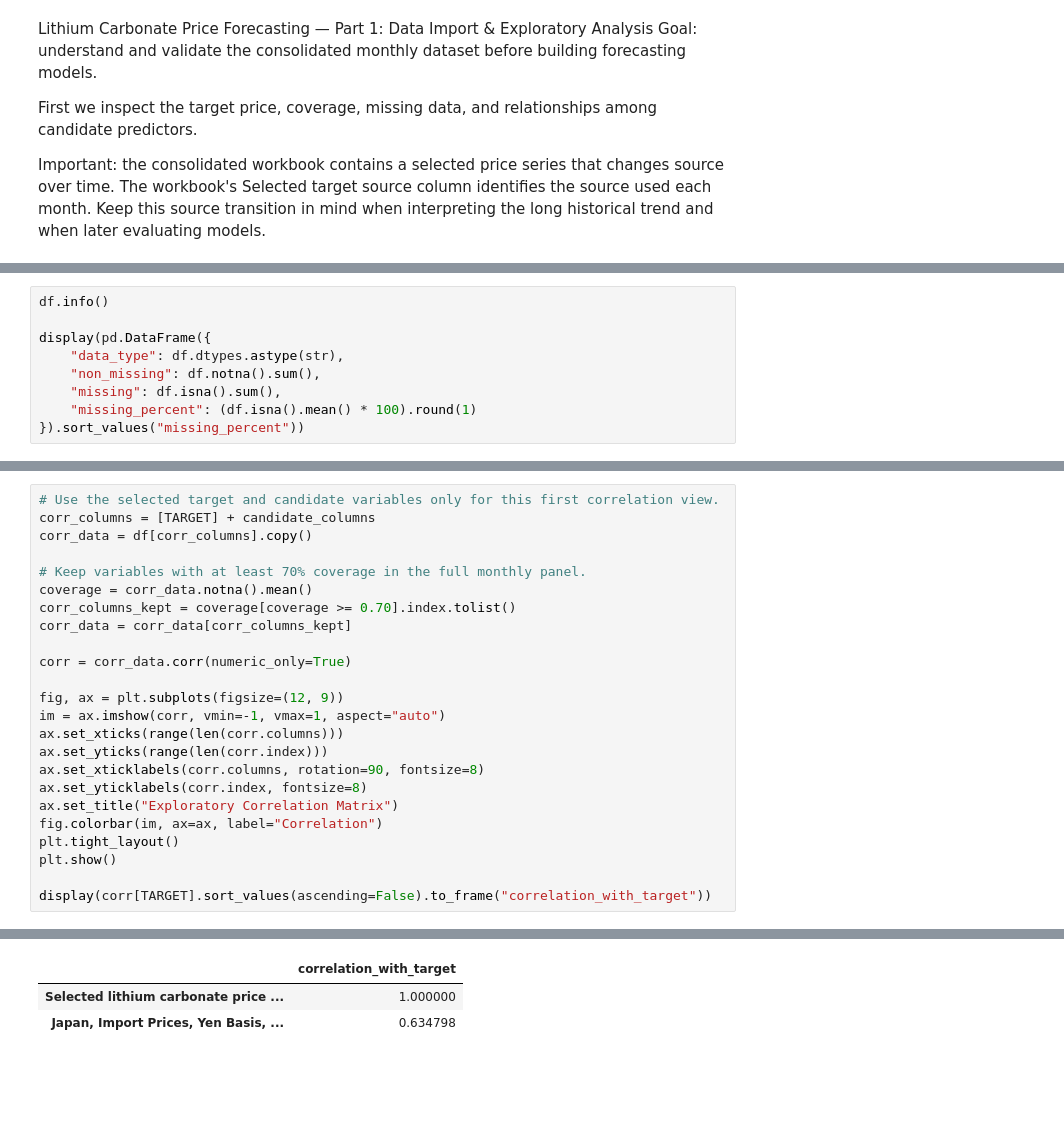
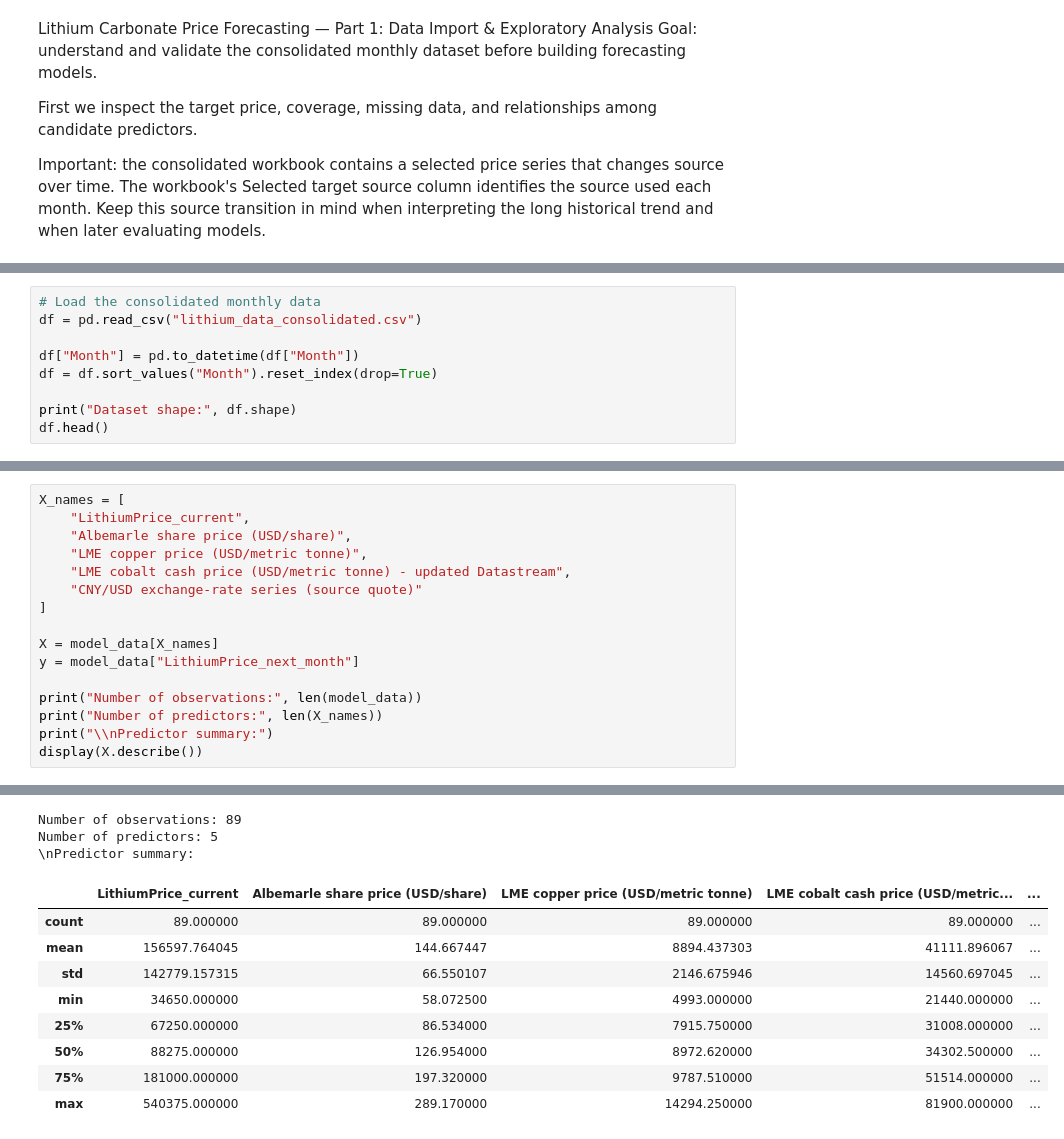
Before and after one commit to Lucy-Schmid/Lucy-Schmid.github.io, a Jupyter notebook: notebooks/Lithium Model.ipynb, the cells around one changed output, grey strips where cells are left out. Cells and saved outputs as stored; diff of their text form; blank space fills up the shorter version.

```diff
--- a/notebooks/Lithium Model.ipynb
+++ b/notebooks/Lithium Model.ipynb
@@ -52,10 +23,10 @@ Date range: 2009-06-01 to 2026-10-01
 # %%
-df.info()
+# Load the consolidated monthly data
+df = pd.read_csv("lithium_data_consolidated.csv")
 
-display(pd.DataFrame({
-    "data_type": df.dtypes.astype(str),
-    "non_missing": df.notna().sum(),
-    "missing": df.isna().sum(),
-    "missing_percent": (df.isna().mean() * 100).round(1)
-}).sort_values("missing_percent"))
+df["Month"] = pd.to_datetime(df["Month"])
+df = df.sort_values("Month").reset_index(drop=True)
+
+print("Dataset shape:", df.shape)
+df.head()
 # %% [output]
@@ -187,25 +118,17 @@ for col in candidate_columns:
 # %%
-# Use the selected target and candidate variables only for this first correlation view.
-corr_columns = [TARGET] + candidate_columns
-corr_data = df[corr_columns].copy()
+X_names = [
+    "LithiumPrice_current",
+    "Albemarle share price (USD/share)",
+    "LME copper price (USD/metric tonne)",
+    "LME cobalt cash price (USD/metric tonne) - updated Datastream",
+    "CNY/USD exchange-rate series (source quote)"
+]
 
-# Keep variables with at least 70% coverage in the full monthly panel.
-coverage = corr_data.notna().mean()
-corr_columns_kept = coverage[coverage >= 0.70].index.tolist()
-corr_data = corr_data[corr_columns_kept]
+X = model_data[X_names]
+y = model_data["LithiumPrice_next_month"]
 
-corr = corr_data.corr(numeric_only=True)
-
-fig, ax = plt.subplots(figsize=(12, 9))
-im = ax.imshow(corr, vmin=-1, vmax=1, aspect="auto")
-ax.set_xticks(range(len(corr.columns)))
-ax.set_yticks(range(len(corr.index)))
-ax.set_xticklabels(corr.columns, rotation=90, fontsize=8)
-ax.set_yticklabels(corr.index, fontsize=8)
-ax.set_title("Exploratory Correlation Matrix")
-fig.colorbar(im, ax=ax, label="Correlation")
-plt.tight_layout()
-plt.show()
-
-display(corr[TARGET].sort_values(ascending=False).to_frame("correlation_with_target"))
+print("Number of observations:", len(model_data))
+print("Number of predictors:", len(X_names))
+print("\\nPredictor summary:")
+display(X.describe())
 # %% [output]
@@ -213,4 +135,13 @@ display(corr[TARGET].sort_values(ascending=False).to_frame("correlation_with_tar
+Number of observations: 89
+Number of predictors: 5
+\nPredictor summary:
-|  | correlation_with_target |
-| Selected lithium carbonate price ... | 1.000000 |
-| Japan, Import Prices, Yen Basis, ... | 0.634798 |
+|  | LithiumPrice_current | Albemarle share price (USD/share) | LME copper price (USD/metric tonne) | LME cobalt cash price (USD/metric... | ... |
+| count | 89.000000 | 89.000000 | 89.000000 | 89.000000 | ... |
+| mean | 156597.764045 | 144.667447 | 8894.437303 | 41111.896067 | ... |
+| std | 142779.157315 | 66.550107 | 2146.675946 | 14560.697045 | ... |
+| min | 34650.000000 | 58.072500 | 4993.000000 | 21440.000000 | ... |
+| 25% | 67250.000000 | 86.534000 | 7915.750000 | 31008.000000 | ... |
+| 50% | 88275.000000 | 126.954000 | 8972.620000 | 34302.500000 | ... |
+| 75% | 181000.000000 | 197.320000 | 9787.510000 | 51514.000000 | ... |
+| max | 540375.000000 | 289.170000 | 14294.250000 | 81900.000000 | ... |
 # %%
```
Also changed, not shown: parts of 27 cells of this notebook, 45 other files.
